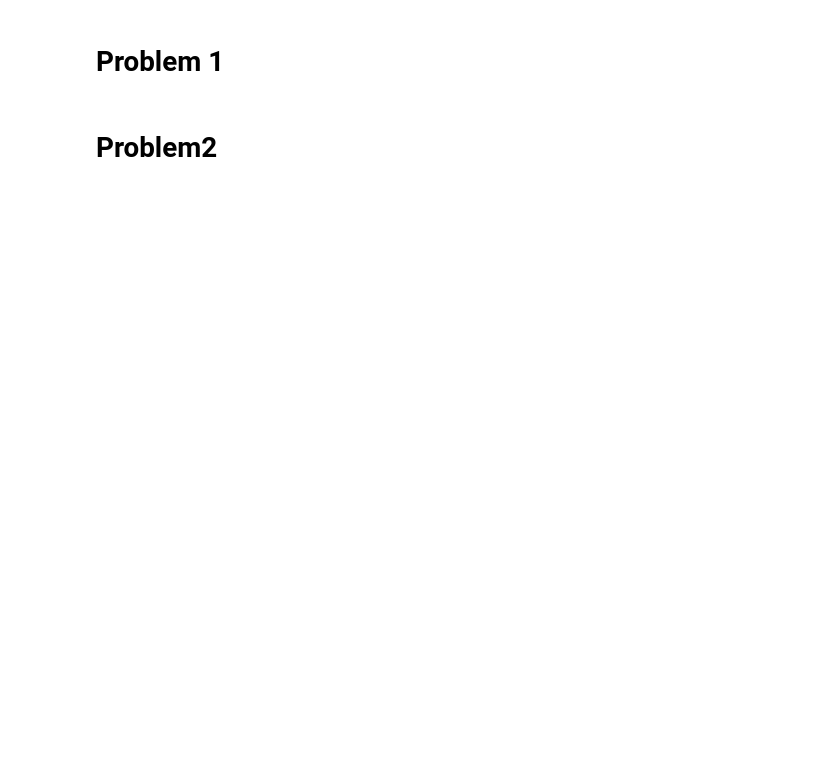
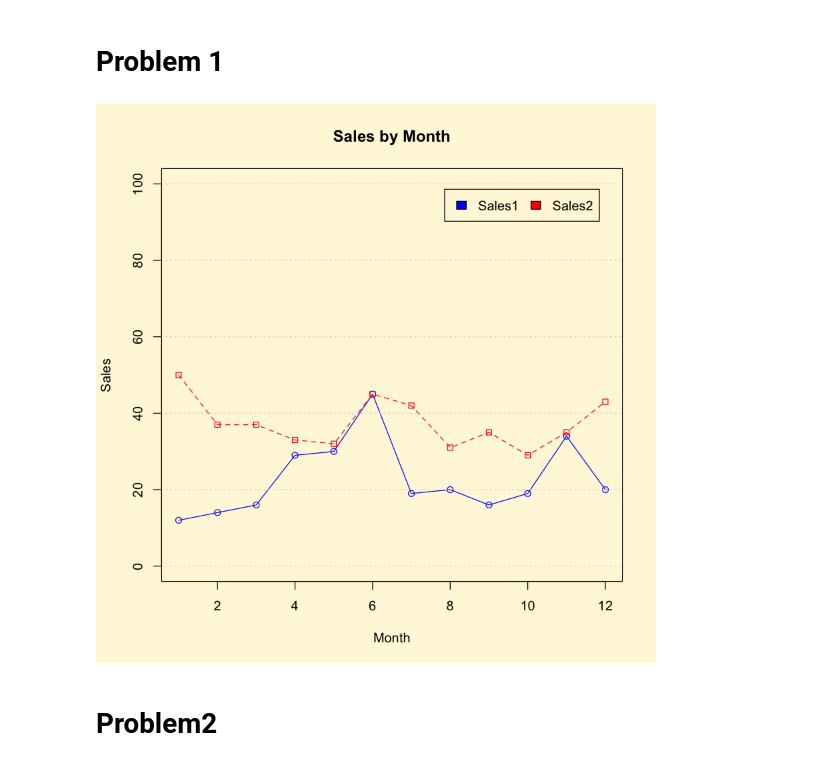
Before and after one commit to Muthu2093/Twitter-Client-for-Sentiment-Analysis, a Jupyter notebook: Lab1Part1/Scripts_R/DIC LAB1.ipynb, the cells around one changed output. Cells and saved outputs as stored; diff of their text form; code cells hidden in the pictures; blank space fills up the shorter version.

```diff
--- a/Lab1Part1/Scripts_R/DIC LAB1.ipynb
+++ b/Lab1Part1/Scripts_R/DIC LAB1.ipynb
@@ -2,14 +2,17 @@
 # Problem 1
 # %%
 sales1<-c(12,14,16,29,30,45,19,20,16, 19, 34, 20)
-sales2<-rpois(12,34) # random numbers, Poisson distribution, mean at 34, 12 numbers par(bg="cornsilk")
+sales2<-rpois(12,34) # random numbers, Poisson distribution, mean at 34, 12 numbers
+par(bg="cornsilk")
 
 plot(sales1, col="blue", type="o", ylim=c(0,100), xlab="Month", ylab="Sales" )
 title(main="Sales by Month")
 
 lines(sales2, type="o", pch=22, lty=2, col="red")
 grid(nx=NA, ny=NULL)
 legend("topright", inset=.05, c("Sales1","Sales2"), fill=c("blue","red"), horiz=TRUE)
+# %% [output]
+[figure, added]
 # %% [markdown]
 # Problem2
 # %%
```
Also changed, not shown: parts of 11 cells of this notebook, 6 other files.
